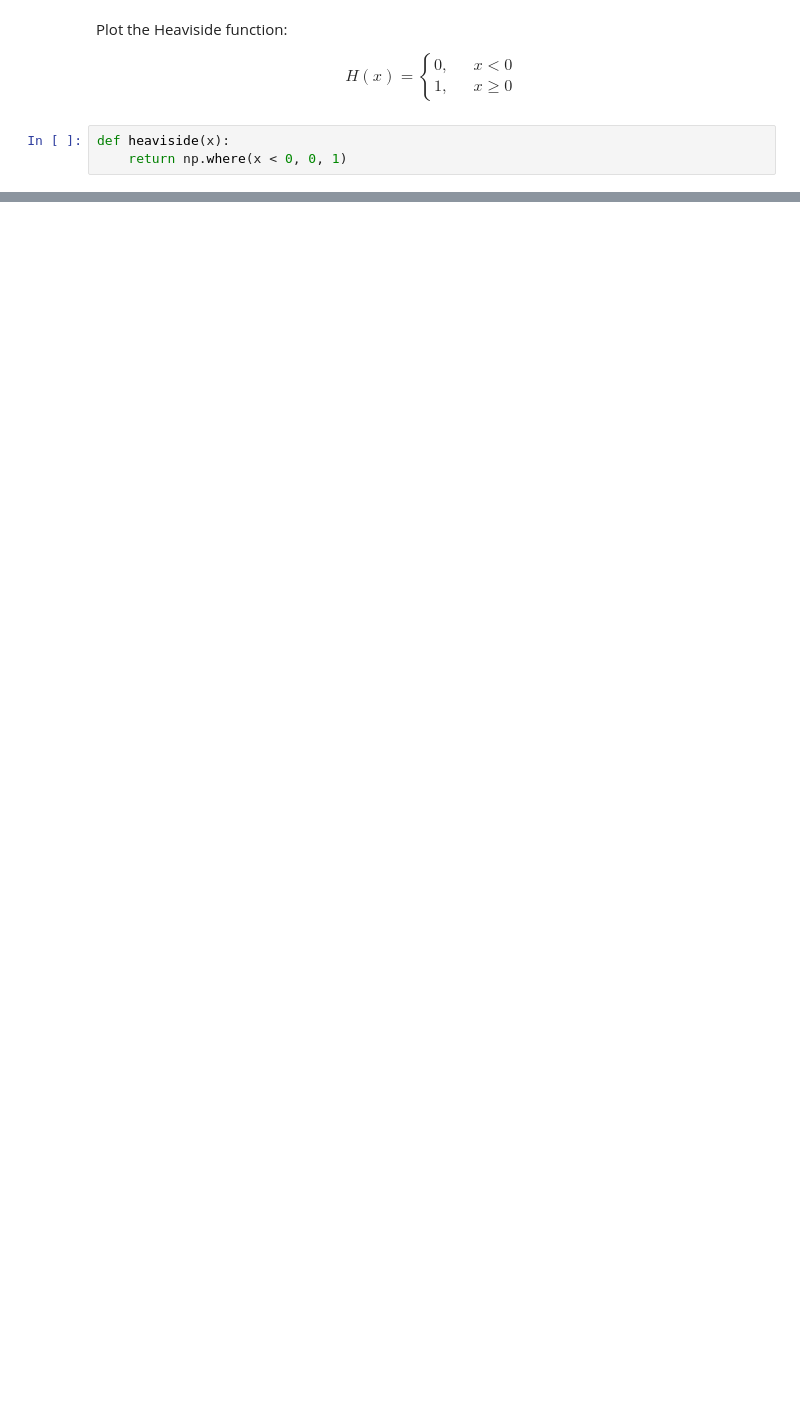
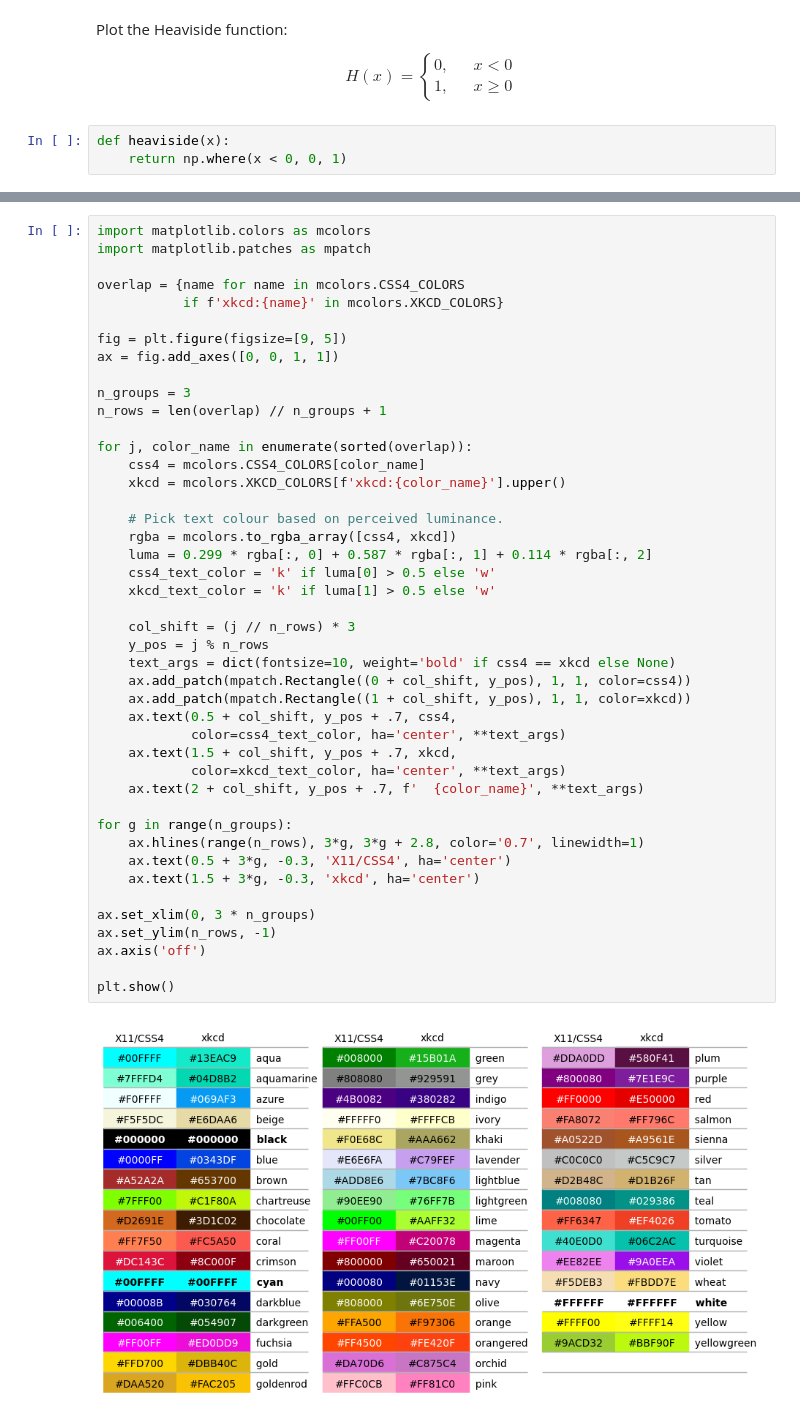
Before and after one commit to i-danis/python-science-tools, a Jupyter notebook: matplotlib.ipynb, the cells around one changed output, grey strips where cells are left out. Drawn from its saved outputs; the diff is of its cells as text; blank space fills up the shorter version.

Commit message:
show matplotlib colors

```diff
--- a/matplotlib.ipynb
+++ b/matplotlib.ipynb
@@ -397,0 +134,46 @@ plt.show()
+# %%
+import matplotlib.colors as mcolors
+import matplotlib.patches as mpatch
+
+overlap = {name for name in mcolors.CSS4_COLORS
+           if f'xkcd:{name}' in mcolors.XKCD_COLORS}
+
+fig = plt.figure(figsize=[9, 5])
+ax = fig.add_axes([0, 0, 1, 1])
+
+n_groups = 3
+n_rows = len(overlap) // n_groups + 1
+
+for j, color_name in enumerate(sorted(overlap)):
+    css4 = mcolors.CSS4_COLORS[color_name]
+    xkcd = mcolors.XKCD_COLORS[f'xkcd:{color_name}'].upper()
+
+    # Pick text colour based on perceived luminance.
+    rgba = mcolors.to_rgba_array([css4, xkcd])
+    luma = 0.299 * rgba[:, 0] + 0.587 * rgba[:, 1] + 0.114 * rgba[:, 2]
+    css4_text_color = 'k' if luma[0] > 0.5 else 'w'
+    xkcd_text_color = 'k' if luma[1] > 0.5 else 'w'
+
+    col_shift = (j // n_rows) * 3
+    y_pos = j % n_rows
+    text_args = dict(fontsize=10, weight='bold' if css4 == xkcd else None)
+    ax.add_patch(mpatch.Rectangle((0 + col_shift, y_pos), 1, 1, color=css4))
+    ax.add_patch(mpatch.Rectangle((1 + col_shift, y_pos), 1, 1, color=xkcd))
+    ax.text(0.5 + col_shift, y_pos + .7, css4,
+            color=css4_text_color, ha='center', **text_args)
+    ax.text(1.5 + col_shift, y_pos + .7, xkcd,
+            color=xkcd_text_color, ha='center', **text_args)
+    ax.text(2 + col_shift, y_pos + .7, f'  {color_name}', **text_args)
+
+for g in range(n_groups):
+    ax.hlines(range(n_rows), 3*g, 3*g + 2.8, color='0.7', linewidth=1)
+    ax.text(0.5 + 3*g, -0.3, 'X11/CSS4', ha='center')
+    ax.text(1.5 + 3*g, -0.3, 'xkcd', ha='center')
+
+ax.set_xlim(0, 3 * n_groups)
+ax.set_ylim(n_rows, -1)
+ax.axis('off')
+
+plt.show()
+# %% [output]
+[figure, added]
```
Also changed, not shown: parts of 16 cells of this notebook, 1 other file.
